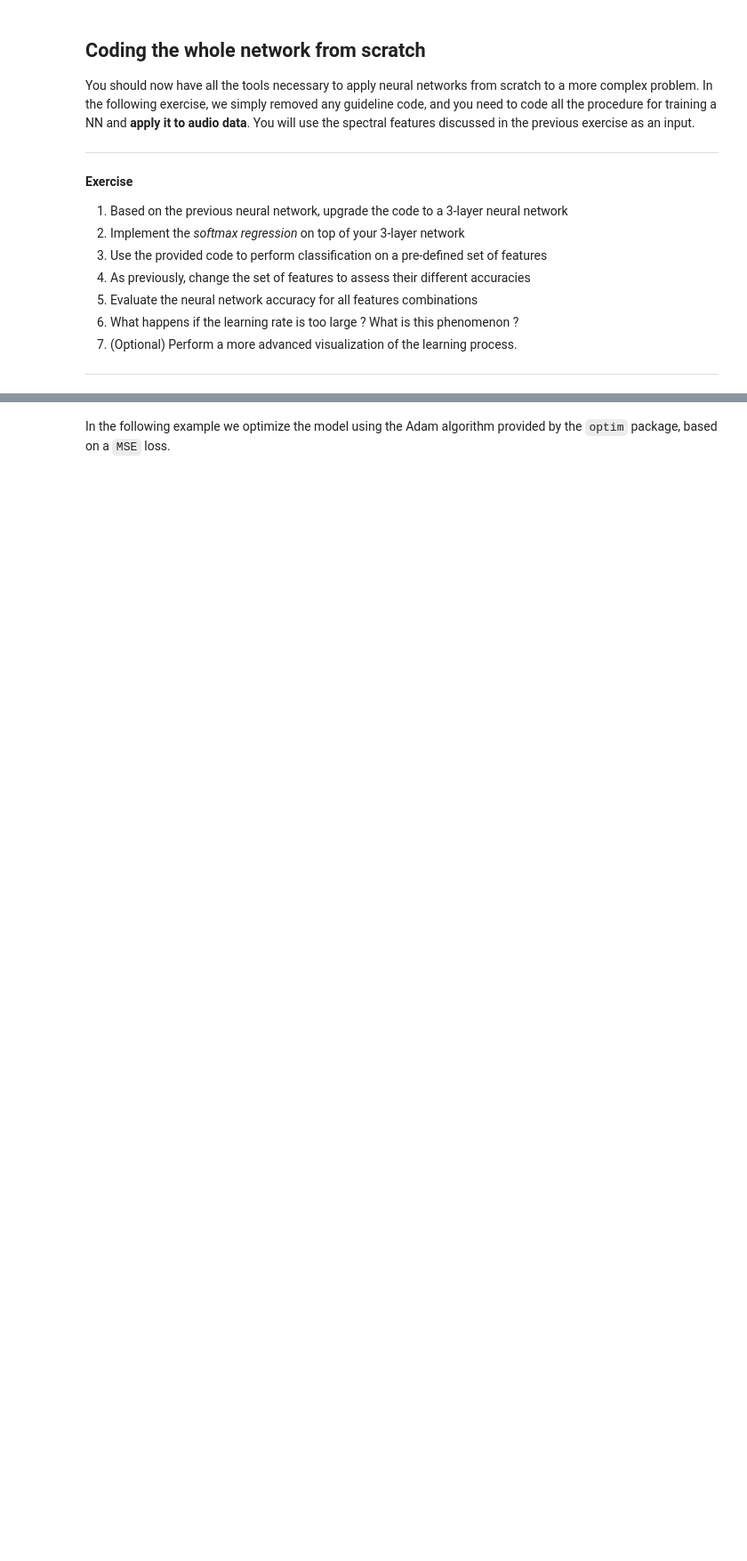
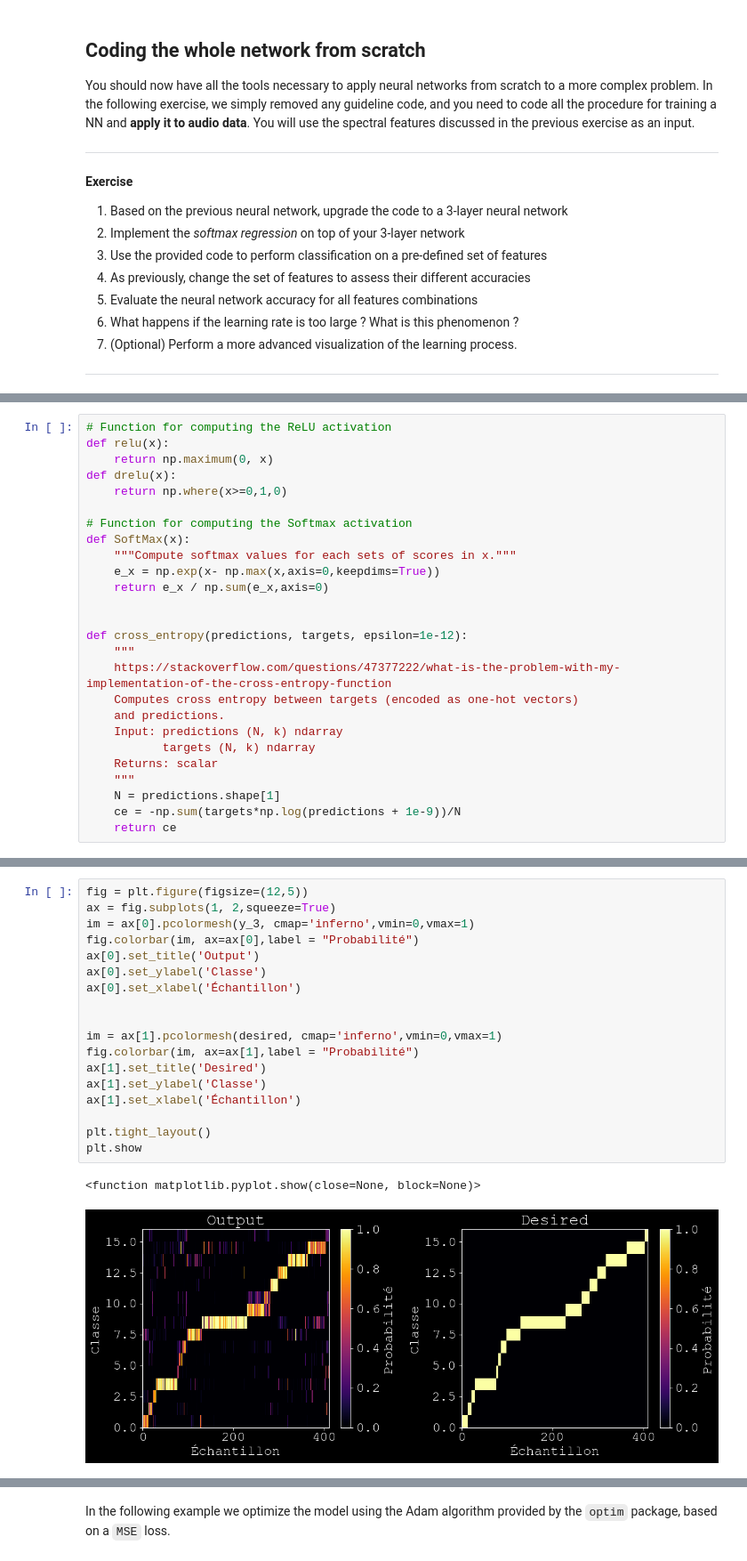
Before and after one commit to quentin-le-gall/Atiam_ml, a Jupyter notebook: 02a_neural_networks.ipynb, the cells around one changed output, grey strips where cells are left out. Shown at 89% size. Cells and saved outputs as stored; diff of their text form; blank space fills up the shorter version.

```diff
--- a/02a_neural_networks.ipynb
+++ b/02a_neural_networks.ipynb
@@ -483,3 +453,29 @@ eta = 0.001
+# %%
+# Function for computing the ReLU activation
+def relu(x):
+    return np.maximum(0, x)
+def drelu(x):
+    return np.where(x>=0,1,0)
+
+# Function for computing the Softmax activation
+def SoftMax(x):
+    """Compute softmax values for each sets of scores in x."""
+    e_x = np.exp(x- np.max(x,axis=0,keepdims=True))
+    return e_x / np.sum(e_x,axis=0)
+
+
+def cross_entropy(predictions, targets, epsilon=1e-12):
+    """
+    https://stackoverflow.com/questions/47377222/what-is-the-problem-with-my-implementation-of-the-cross-entropy-function
+    Computes cross entropy between targets (encoded as one-hot vectors)
+    and predictions.
+    Input: predictions (N, k) ndarray
+           targets (N, k) ndarray
+    Returns: scalar
+    """
+    N = predictions.shape[1]
+    ce = -np.sum(targets*np.log(predictions + 1e-9))/N
+    return ce
 # %%
 # Weights of first and second layer
 weights1 = (np.random.randn(nHiddens1, nInputs) - 0.5)      # 1st layer weights
@@ -515,0 +526,21 @@ plot_boundary(np.concatenate(bias1, weights1), epoch, '-')
+# %%
+fig = plt.figure(figsize=(12,5))
+ax = fig.subplots(1, 2,squeeze=True)
+im = ax[0].pcolormesh(y_3, cmap='inferno',vmin=0,vmax=1)
+fig.colorbar(im, ax=ax[0],label = "Probabilité")
+ax[0].set_title('Output')
+ax[0].set_ylabel('Classe')
+ax[0].set_xlabel('Échantillon')
+
+
+im = ax[1].pcolormesh(desired, cmap='inferno',vmin=0,vmax=1)
+fig.colorbar(im, ax=ax[1],label = "Probabilité")
+ax[1].set_title('Desired')
+ax[1].set_ylabel('Classe')
+ax[1].set_xlabel('Échantillon')
+
+plt.tight_layout()
+plt.show
+# %% [output]
+<function matplotlib.pyplot.show(close=None, block=None)>
+[figure, added]
```
Also changed, not shown: parts of 23 cells of this notebook, 2 other files.
